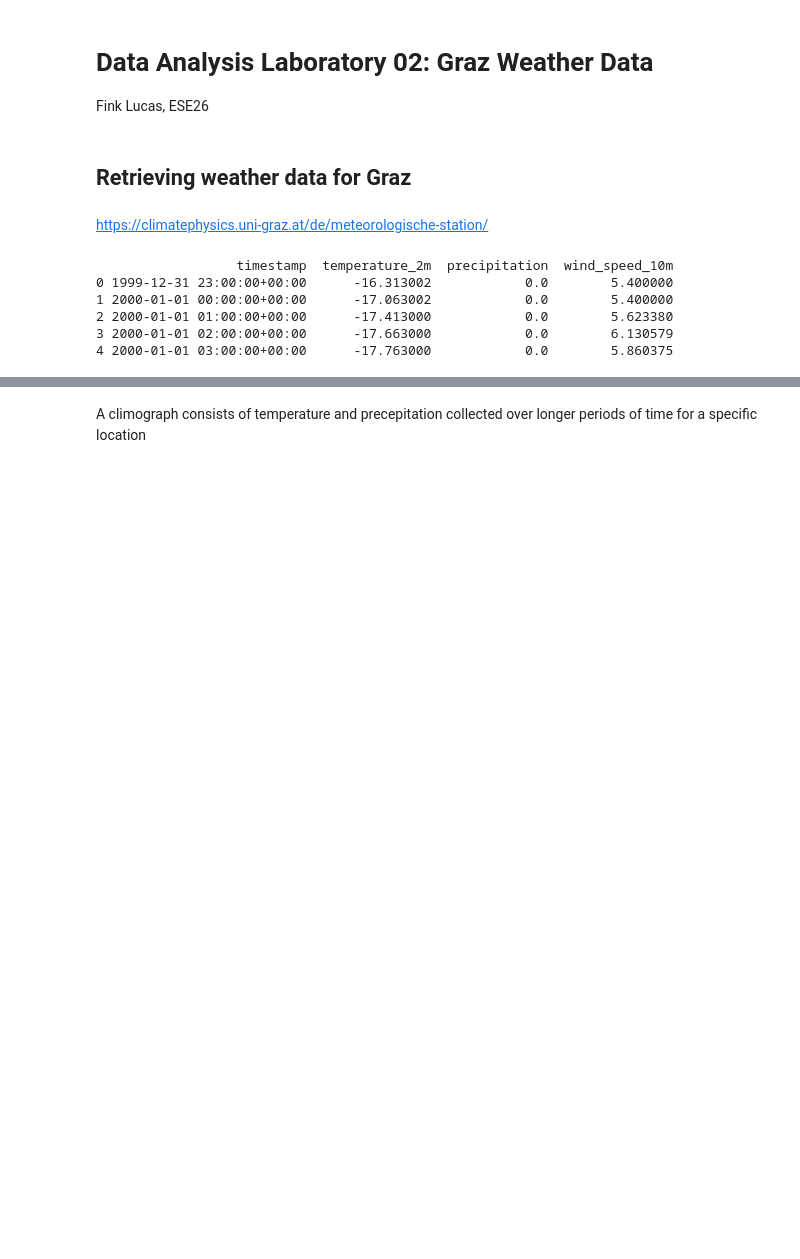
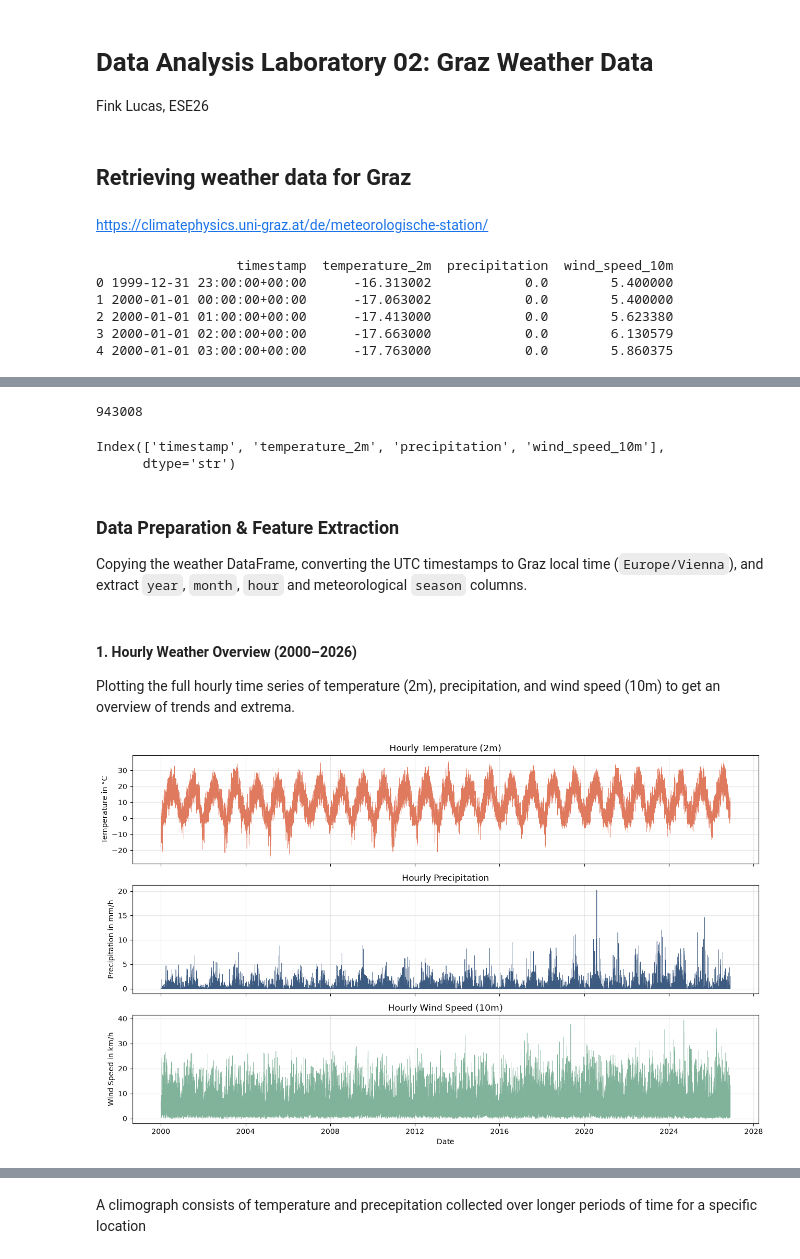
Before and after one commit to finklu/DataAnalysis_Lab02, a Jupyter notebook: Fink_ESE26__DA_Assignment01-Weather.ipynb, the cells around one changed output, grey strips where cells are left out. Drawn from its saved outputs; the diff is of its cells as text; code cells hidden in the pictures; blank space fills up the shorter version.

Commit message:
added plots for data analysis of the weather graz dataset

```diff
--- a/Fink_ESE26__DA_Assignment01-Weather.ipynb
+++ b/Fink_ESE26__DA_Assignment01-Weather.ipynb
@@ -68,0 +76,57 @@ Create a few plots to get an overview over the data, maybe also analyze the Data
+# %%
+weather_graz.size
+# %% [output]
+943008
+# %%
+weather_graz.columns
+# %% [output]
+Index(['timestamp', 'temperature_2m', 'precipitation', 'wind_speed_10m'],
+      dtype='str')
+# %% [markdown]
+### Data Preparation & Feature Extraction
+
+Copying the weather DataFrame, converting the UTC timestamps to Graz local time (`Europe/Vienna`), and extract `year`, `month`, `hour` and meteorological `season` columns.
+# %%
+import matplotlib.pyplot as plt
+
+# Convert timestamps to Graz local time and derive calendar features
+df = weather_graz.copy()
+df["timestamp"] = df["timestamp"].dt.tz_convert("Europe/Vienna")
+df["year"] = df["timestamp"].dt.year
+df["month"] = df["timestamp"].dt.month
+df["hour"] = df["timestamp"].dt.hour
+
+season_map = {
+    12: "Winter", 1: "Winter", 2: "Winter",
+    3: "Spring", 4: "Spring", 5: "Spring",
+    6: "Summer", 7: "Summer", 8: "Summer",
+    9: "Autumn", 10: "Autumn", 11: "Autumn",
+}
+df["season"] = df["month"].map(season_map)
+# %% [markdown]
+#### 1. Hourly Weather Overview (2000–2026)
+
+Plotting the full hourly time series of temperature (2m), precipitation, and wind speed (10m) to get an overview of trends and extrema.
+# %%
+fig, axes = plt.subplots(3, 1, figsize=(13, 8), sharex=True)  # 3 stacked subplots sharing one x-axis
+
+axes[0].plot(df["timestamp"], df["temperature_2m"], color="#e07a5f", linewidth=0.4)
+axes[0].set_title("Hourly Temperature (2m)")
+axes[0].set_ylabel("Temperature in °C")
+axes[0].grid(True, alpha=0.3)
+
+axes[1].plot(df["timestamp"], df["precipitation"], color="#3d5a80", linewidth=0.5)
+axes[1].set_title("Hourly Precipitation")
+axes[1].set_ylabel("Precipitation in mm/h")
+axes[1].grid(True, alpha=0.3)
+
+axes[2].plot(df["timestamp"], df["wind_speed_10m"], color="#81b29a", linewidth=0.4)
+axes[2].set_title("Hourly Wind Speed (10m)")
+axes[2].set_xlabel("Date")
+axes[2].set_ylabel("Wind Speed in km/h")
+axes[2].grid(True, alpha=0.3)
+
+plt.tight_layout()  # adjust spacing so labels do not overlap
+plt.show()
+# %% [output]
+[figure, added]
```
Also changed, not shown: parts of 21 cells of this notebook.
